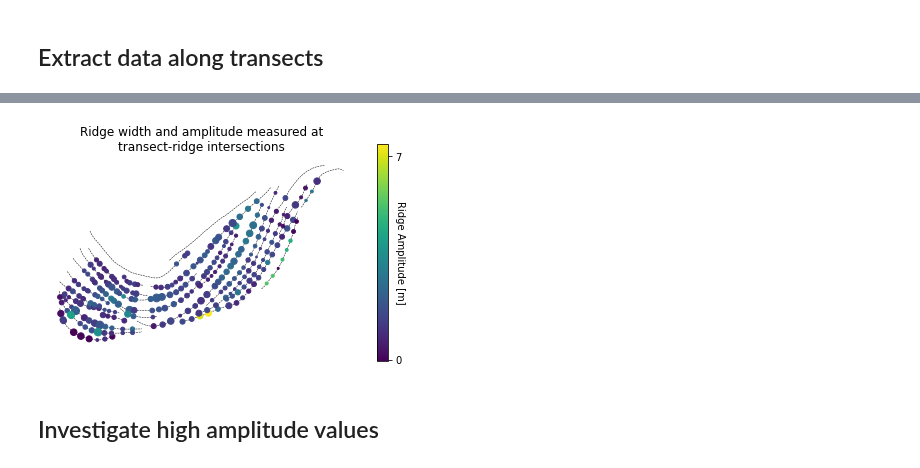
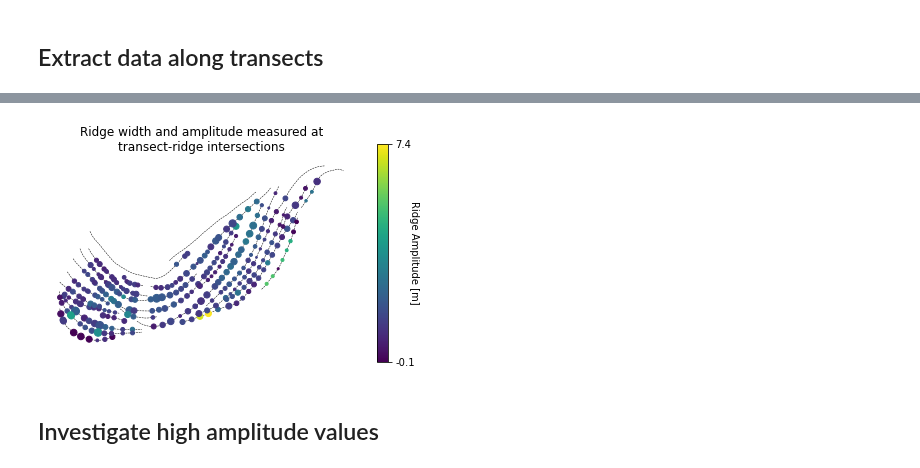
Before and after one commit to tamu-edu/scrollstats, a Jupyter notebook: RidgeMetricDevelopment.ipynb, the cells around one changed output, grey strips where cells are left out. Saved outputs shown, nothing was run; the diff lists cells and outputs as text; code cells hidden in the pictures.

```diff
--- a/RidgeMetricDevelopment.ipynb
+++ b/RidgeMetricDevelopment.ipynb
@@ -27,6 +28,9 @@ ridges = gpd.GeoDataFrame.from_postgis(f"SELECT * FROM ridges WHERE bend_id='{be
 # %% [markdown]
 ## Extract data along transects
 # %%
-rich_transects, itx = calculate_ridge_metrics(transects, bin_raster, dem, ridges)
+with warnings.catch_warnings():
+    warnings.simplefilter("ignore", ShapelyDeprecationWarning)
+    rich_transects, itx = calculate_ridge_metrics(transects, bin_raster, dem, ridges)
+
 rich_transects.head()
 # %% [output]
@@ -63,18 +61,20 @@ itx.xs("r_011", level="ridge_id")
 # %%
 fig, ax = plt.subplots(1,1, figsize=(7,4))
 
-itx.plot(ax=ax, column="amplitude", markersize="width", legend=True)
+itx.plot(ax=ax, column="ridge_amp", markersize="ridge_width", legend=True)
 ridges.plot(ax=ax, color="k", ls="--", lw=0.5, zorder=0)
 
 cbar = fig.axes[1]
-cbar.set_yticks(np.round(itx.amplitude.quantile([0,1])))
+min_max = itx["ridge_amp"].quantile([0,1])
+cbar.set_yticks(min_max, labels = np.round(min_max, 1))
+
 cbar.set_ylabel("Ridge Amplitude [m]", rotation=270)
 
 ax.set_title("Ridge width and amplitude measured at\ntransect-ridge intersections")
 ax.set_axis_off()
 # plt.savefig("/Users/avan/FLUD/BrazosScrolls/figures/WidthAndAmpAtItx_newmethod.png", dpi=300)
 # %% [output]
-[figure, old version]
+[figure, new version]
 # %% [markdown]
 ## Investigate high amplitude values
 # %%
```
Also changed, not shown: parts of 18 cells of this notebook, 2 other files.
